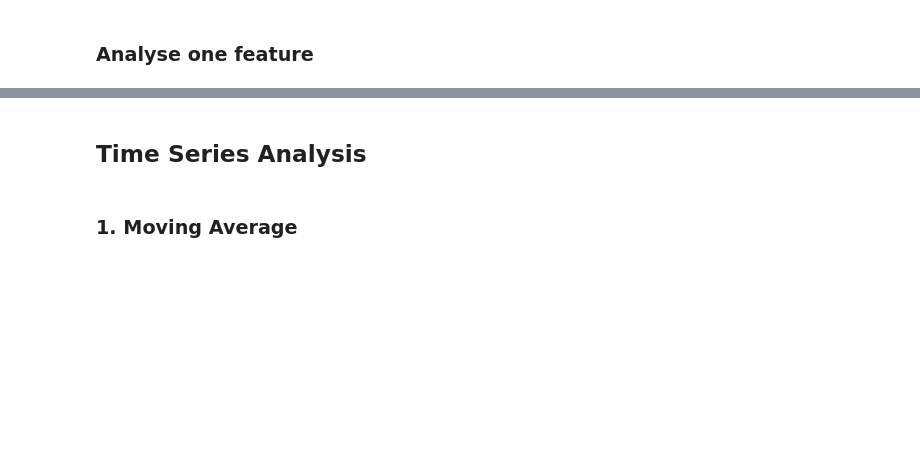
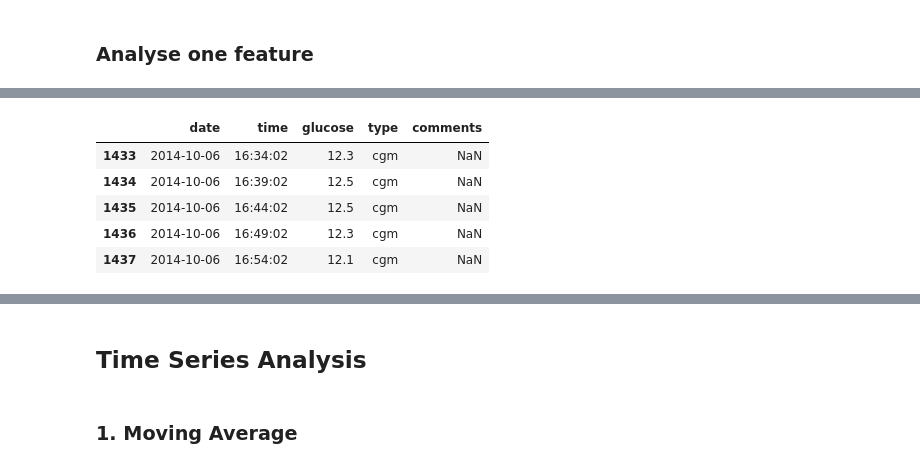
Before and after one commit to sncr0/d1namo, a Jupyter notebook: notebooks/eda-on-d1namo-ecg.ipynb, the cells around one changed output, grey strips where cells are left out. Cells and saved outputs as stored; diff of their text form; code cells hidden in the pictures; blank space fills up the shorter version.

```diff
--- a/notebooks/eda-on-d1namo-ecg.ipynb
+++ b/notebooks/eda-on-d1namo-ecg.ipynb
@@ -65,6 +97,13 @@ df_s.head()
 # %%
-df_g = pd.read_csv('/kaggle/input/d1namo-ecg-glucose-data/diabetes_subset_pictures-glucose-food-insulin/diabetes_subset_pictures-glucose-food-insulin/001/glucose.csv')
+df_g = pd.read_csv('/home/sncr0/data/d1namo/diabetes_subset_pictures-glucose-food-insulin/diabetes_subset_pictures-glucose-food-insulin/001/glucose.csv')
 df_g.tail()
+# %% [output]
+|  | date | time | glucose | type | comments |
+| 1433 | 2014-10-06 | 16:34:02 | 12.3 | cgm | NaN |
+| 1434 | 2014-10-06 | 16:39:02 | 12.5 | cgm | NaN |
+| 1435 | 2014-10-06 | 16:44:02 | 12.5 | cgm | NaN |
+| 1436 | 2014-10-06 | 16:49:02 | 12.3 | cgm | NaN |
+| 1437 | 2014-10-06 | 16:54:02 | 12.1 | cgm | NaN |
 # %%
 df_g['Time'] = df_g['date']+ " " + df_g['time']
 df_g["Time"] = pd.to_datetime(df_g["Time"])
```
Also changed, not shown: parts of 19 cells of this notebook, 2 other files.
